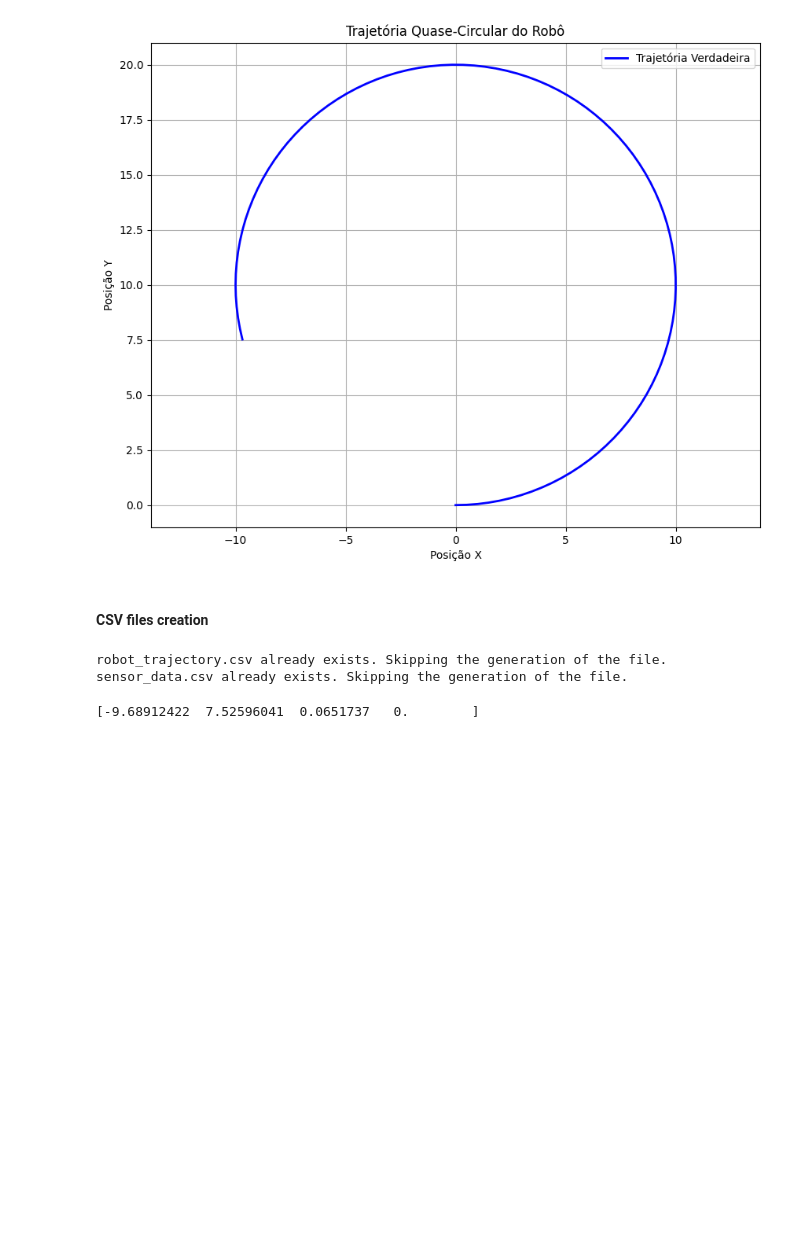
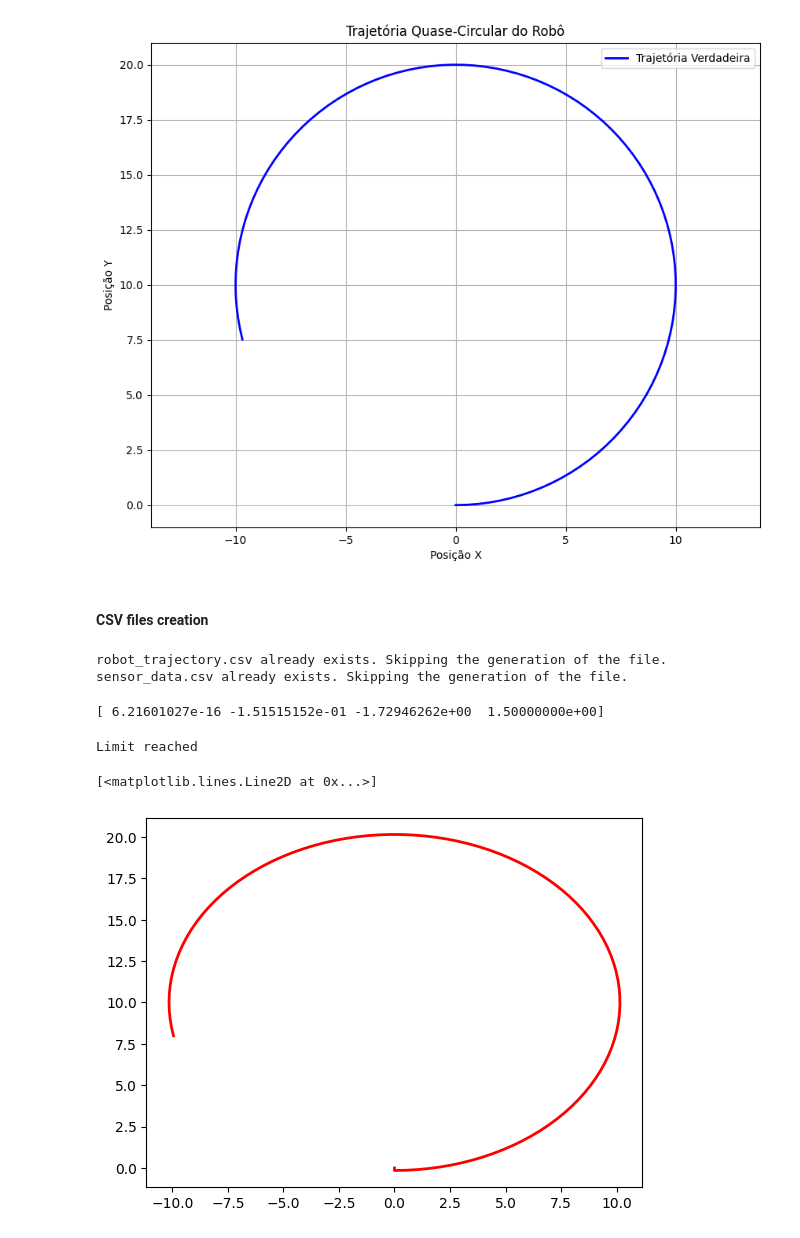
Before and after one commit to ARodrigues14/Information_Fusion_in_Data_Analysis, a Jupyter notebook: FIAD_Rodrigues_Pacheco_2024.ipynb, the cells around one changed output. Cells and saved outputs as stored; diff of their text form; code cells hidden in the pictures; blank space fills up the shorter version.

```diff
--- a/FIAD_Rodrigues_Pacheco_2024.ipynb
+++ b/FIAD_Rodrigues_Pacheco_2024.ipynb
@@ -121,16 +103,13 @@ orientation = sensor_data[:,1]
 time_step = time[2] - time[1]
 # xk = np.a
 # %%
-def delta_t(t1,t2):
-   return t2-t1
-
 A = np.array(([1, 0, 0, 0],
              [0, 1, 0, 0],
              [0, 0, 1, 0],
              [0, 0, 0, 0]))
 
 def get_B(time_step, degree):
-   rad = np.deg2rad(degree)
+   rad = (degree)
    return np.array(([time_step*np.cos(rad), 0],
                     [time_step*np.sin(rad), 0],
                     [0, time_step],
@@ -144,4 +123,4 @@ x_k1 = A @ x_k + B @ u_k
 
 print(x_k1)
 # %% [output]
-[-9.68912422  7.52596041  0.0651737   0.        ]
+[ 6.21601027e-16 -1.51515152e-01 -1.72946262e+00  1.50000000e+00]
@@ -148,13 +148,29 @@ print(x_k1)
 # %%
-a = np.ones(100)
+# Initialize skib array
+skib = np.zeros((100, 4))
+skib[0] = robot_trajectory[0]
 
-def recursive_prediction(x_k, u_k, limit=100, current_depth=0):
-   if current_depth == limit:
-      print("Limit reached")
-      return
+def recursive_prediction(limit=100, current_depth=0):
+    x_k = robot_trajectory[current_depth]
+    if current_depth + 1 == limit:
+        print("Limit reached")
+        return
 
-   u_k = sensor_data[current_depth]
+    u_k = sensor_data[current_depth]
 
-   B = get_B(time_step, x_k[2])
-   x_k1 = A @ x_k + B @ u_k
-   return recursive_prediction(x_k1, u_k, limit, current_depth+1,)
+    # Use the robot dynamic model to update the state vector
+    x_k1 = robot_dynamic_model(x_k, u_k, time_step)
+    skib[current_depth + 1] = x_k1
+
+    return recursive_prediction(limit, current_depth + 1)
+
+x_k0 = robot_trajectory[0]
+
+recursive_prediction()
+# %% [output]
+Limit reached
+# %%
+plt.plot(skib[:,0], skib[:,1], 'r-', label='Trajetória Estimada', linewidth=2)
+# %% [output]
+[<matplotlib.lines.Line2D at 0x...>]
+[figure, added]
```
Also changed, not shown: parts of 13 cells of this notebook, 2 other files.
